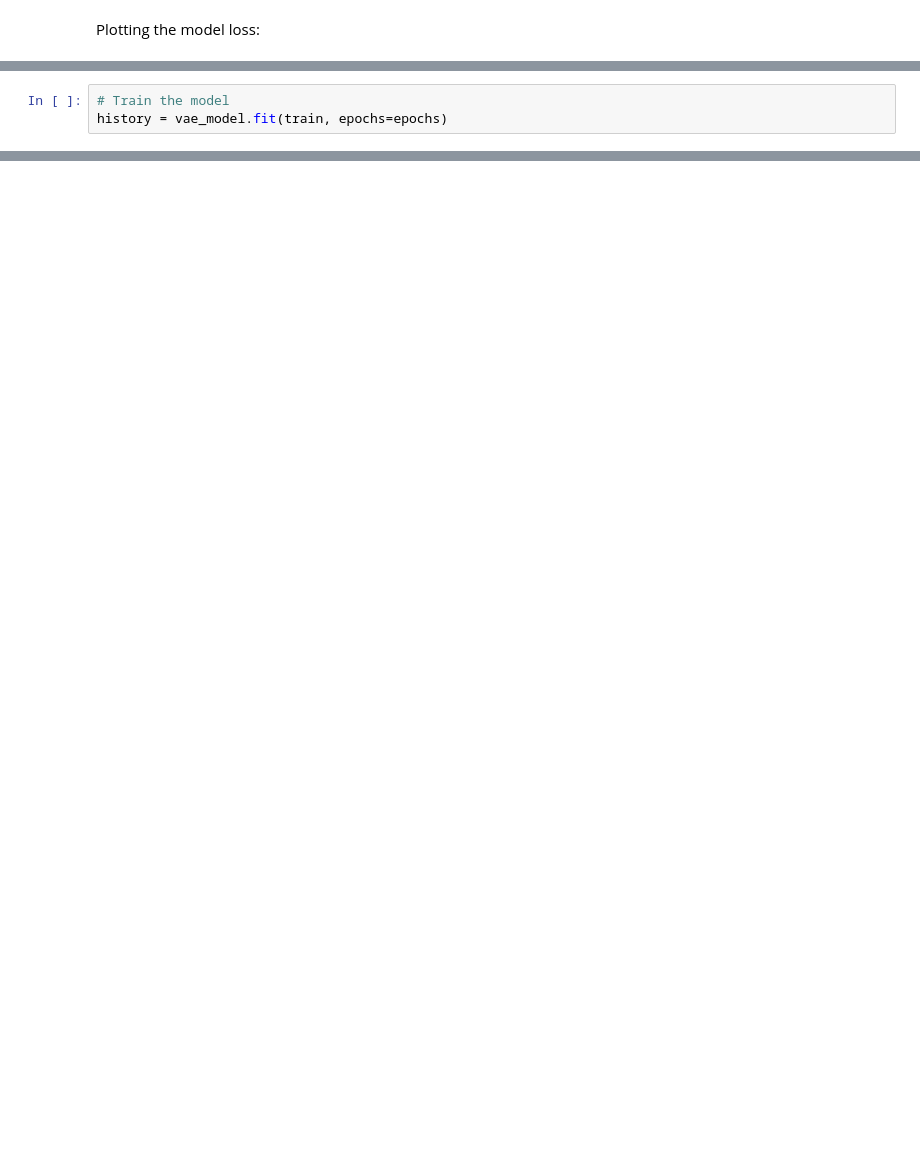
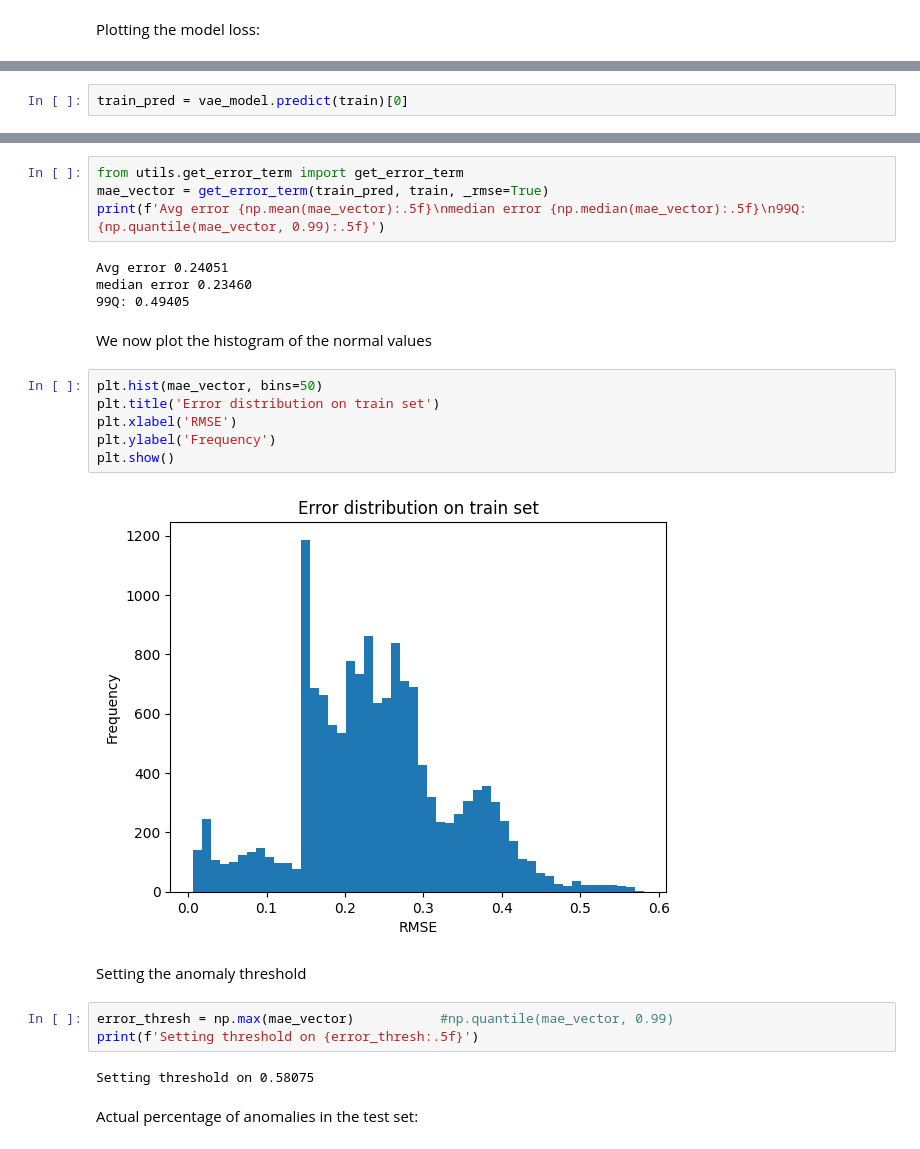
Before and after one commit to anjalianand10/VariationalAutoencodersForAnomalyDetection, a Jupyter notebook: VAE_NAB_ourmodel.ipynb, the cells around one changed output, grey strips where cells are left out. Saved outputs shown, nothing was run; the diff lists cells and outputs as text; blank space fills up the shorter version.

```diff
--- a/VAE_NAB_ourmodel.ipynb
+++ b/VAE_NAB_ourmodel.ipynb
@@ -434,3 +333,0 @@ AttributeError: Can't set the attribute "layers", likely because it conflicts wi
-# %%
-# Train the model
-history = vae_model.fit(train, epochs=epochs)
@@ -442,0 +340,2 @@ OperatorNotAllowedInGraphError: in user code:
+# %%
+train_pred = vae_model.predict(train)[0]
@@ -442,0 +344,27 @@ OperatorNotAllowedInGraphError: in user code:
+# %%
+from utils.get_error_term import get_error_term
+mae_vector = get_error_term(train_pred, train, _rmse=True)
+print(f'Avg error {np.mean(mae_vector):.5f}\nmedian error {np.median(mae_vector):.5f}\n99Q: {np.quantile(mae_vector, 0.99):.5f}')
+# %% [output]
+Avg error 0.24051
+median error 0.23460
+99Q: 0.49405
+# %% [markdown]
+We now plot the histogram of the normal values
+# %%
+plt.hist(mae_vector, bins=50)
+plt.title('Error distribution on train set')
+plt.xlabel('RMSE')
+plt.ylabel('Frequency')
+plt.show()
+# %% [output]
+[figure, added]
+# %% [markdown]
+Setting the anomaly threshold
+# %%
+error_thresh = np.max(mae_vector)           #np.quantile(mae_vector, 0.99)
+print(f'Setting threshold on {error_thresh:.5f}')
+# %% [output]
+Setting threshold on 0.58075
+# %% [markdown]
+Actual percentage of anomalies in the test set:
```
Also changed, not shown: parts of 28 cells of this notebook.
